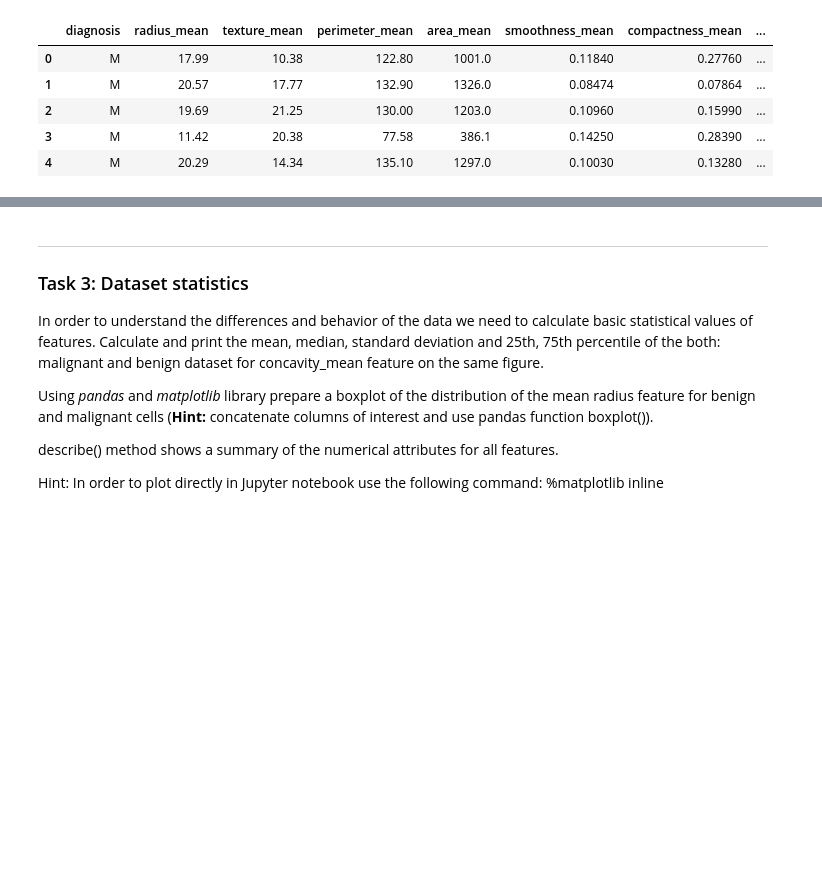
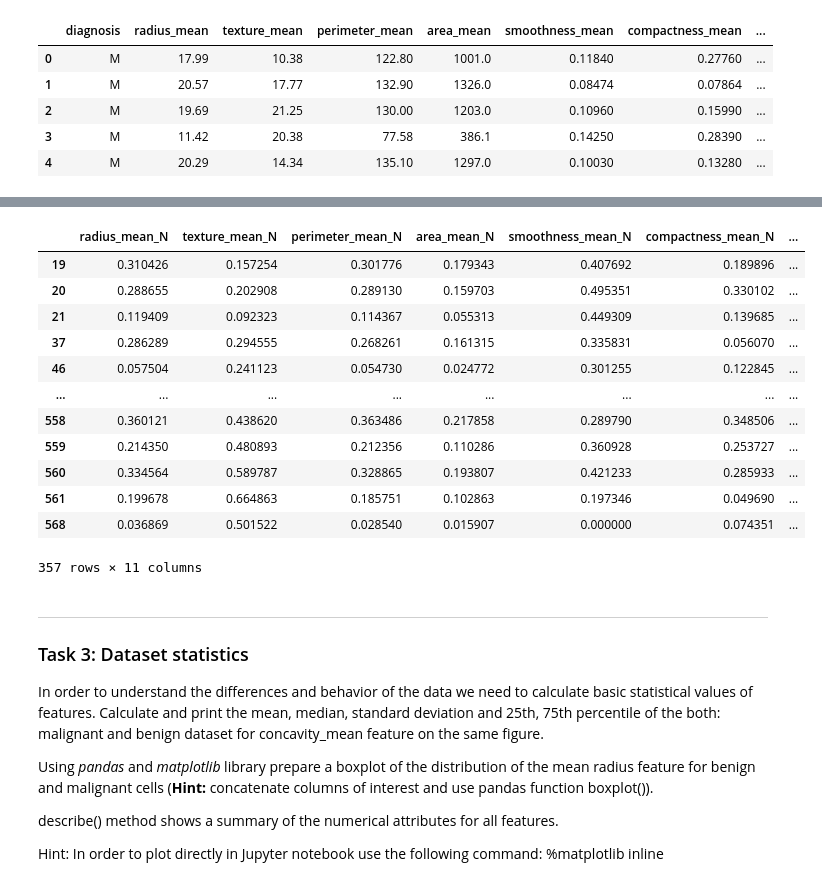
Before and after one commit to Aneruth/Clinical-Decision-Support-System, a Jupyter notebook: WPO1/WPO1-Student.ipynb, the cells around one changed output, grey strips where cells are left out. Drawn from its saved outputs; the diff is of its cells as text; code cells hidden in the pictures; blank space fills up the shorter version.

```diff
--- a/WPO1/WPO1-Student.ipynb
+++ b/WPO1/WPO1-Student.ipynb
@@ -179,0 +208,16 @@ meanDataSet.head()
+# %%
+cropped_B
+# %% [output]
+|  | radius_mean_N | texture_mean_N | perimeter_mean_N | area_mean_N | smoothness_mean_N | compactness_mean_N | ... |
+| 19 | 0.310426 | 0.157254 | 0.301776 | 0.179343 | 0.407692 | 0.189896 | ... |
+| 20 | 0.288655 | 0.202908 | 0.289130 | 0.159703 | 0.495351 | 0.330102 | ... |
+| 21 | 0.119409 | 0.092323 | 0.114367 | 0.055313 | 0.449309 | 0.139685 | ... |
+| 37 | 0.286289 | 0.294555 | 0.268261 | 0.161315 | 0.335831 | 0.056070 | ... |
+| 46 | 0.057504 | 0.241123 | 0.054730 | 0.024772 | 0.301255 | 0.122845 | ... |
+| ... | ... | ... | ... | ... | ... | ... | ... |
+| 558 | 0.360121 | 0.438620 | 0.363486 | 0.217858 | 0.289790 | 0.348506 | ... |
+| 559 | 0.214350 | 0.480893 | 0.212356 | 0.110286 | 0.360928 | 0.253727 | ... |
+| 560 | 0.334564 | 0.589787 | 0.328865 | 0.193807 | 0.421233 | 0.285933 | ... |
+| 561 | 0.199678 | 0.664863 | 0.185751 | 0.102863 | 0.197346 | 0.049690 | ... |
+| 568 | 0.036869 | 0.501522 | 0.028540 | 0.015907 | 0.000000 | 0.074351 | ... |
+357 rows × 11 columns
```
Also changed, not shown: parts of 9 cells of this notebook.
